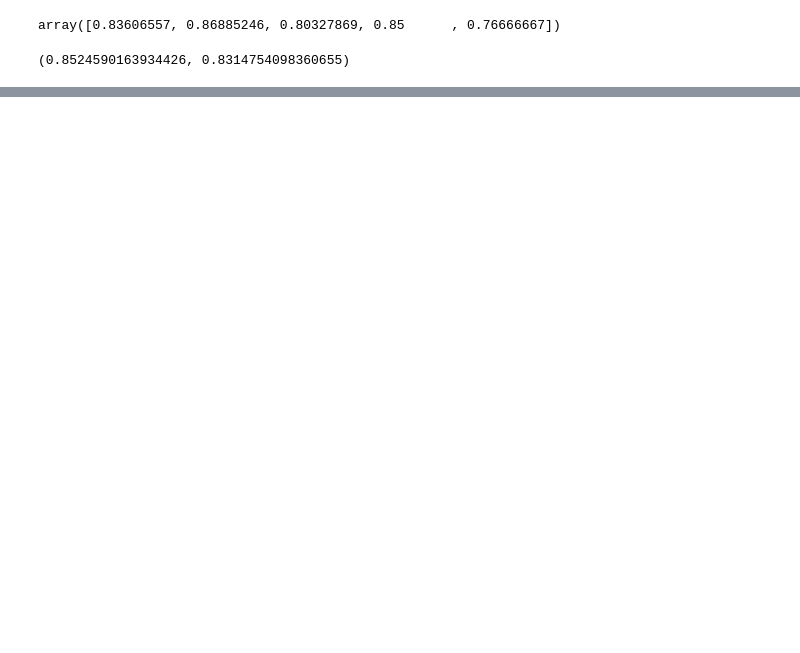
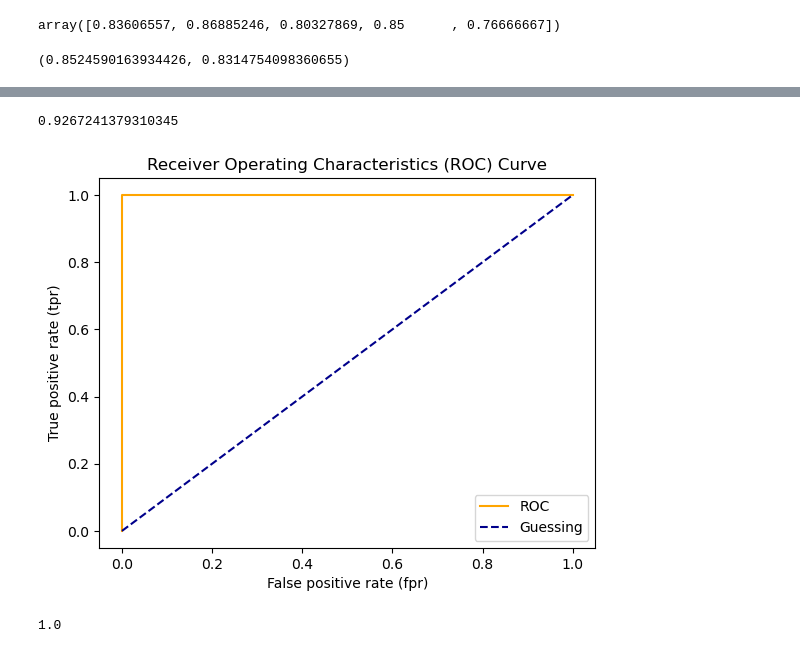
Before and after one commit to mail2prasanthv/5-AIML-ScikitLearn, a Jupyter notebook: Scikit.ipynb, the cells around one changed output, grey strips where cells are left out. Cells and saved outputs as stored; diff of their text form; code cells hidden in the pictures; blank space fills up the shorter version.

```diff
--- a/Scikit.ipynb
+++ b/Scikit.ipynb
@@ -912,0 +1071,18 @@ single_score, mean_cross_validation_score
+# %%
+# Most ideal curve
+from sklearn.metrics import roc_auc_score
+
+roc_auc_score(y_test, y_probs_positive) # area under the above orange plot
+# %% [output]
+0.9267241379310345
+# %%
+# Plot perfect ROC curve and AUC score
+fpr, tpr, threshold = roc_curve(y_test, y_test)
+
+plot_roc_curve(fpr, tpr)
+# %% [output]
+[figure, added]
+# %%
+roc_auc_score(y_test, y_test) # area under the above orange plot
+# %% [output]
+1.0
```
Also changed, not shown: parts of 15 cells of this notebook.
